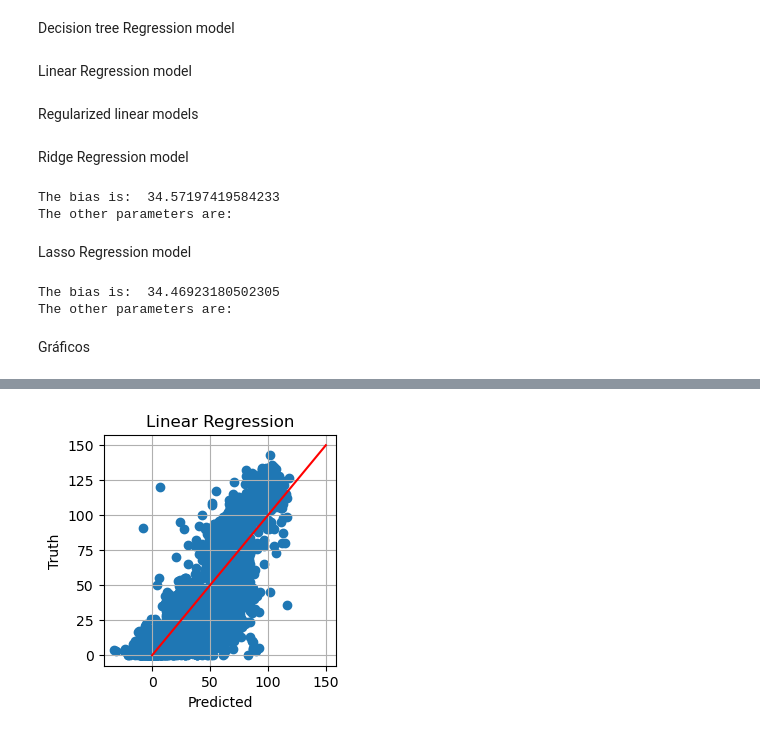
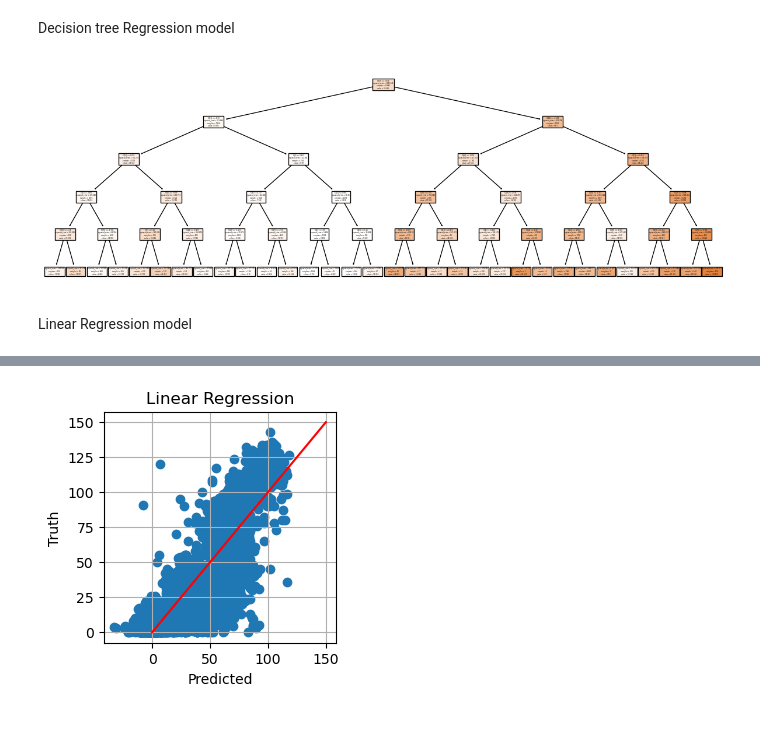
Before and after one commit to rubentorres-developer/ML-FirstHomeAssignment, a Jupyter notebook: Assignment1.ipynb, the cells around one changed output, grey strips where cells are left out. Cells and saved outputs as stored; diff of their text form; code cells hidden in the pictures.

```diff
--- a/Assignment1.ipynb
+++ b/Assignment1.ipynb
@@ -64,12 +67,18 @@ print(X_test.shape)
 # %% [markdown]
 Decision tree Regression model
 # %%
-mdl = DecisionTreeRegressor(max_depth=5)
-mdl.fit(X_test, y_test)
+dmdl = DecisionTreeRegressor(max_depth=5)
+dmdl.fit(X_train, y_train)
 
-dtr_preds=mdl.predict(X_test)
+dtr_preds=dmdl.predict(X_test)
 
 #explained_variance_score(y_test, dtr_preds)
+
+plt.figure(figsize=(15, 5))
+r=tree.plot_tree(mdl, filled=True)#, feature_names= df.columns)
+plt.show()
+# %% [output]
+[figure, added]
 # %% [markdown]
 Linear Regression model
 # %%
@@ -79,35 +88,3 @@ reg.fit(X_train, y_train)
 lr_preds=reg.predict(X_test)
 
 #explained_variance_score(y_test, lr_preds)
-# %% [markdown]
-Regularized linear models
-# %% [markdown]
-Ridge Regression model
-# %%
-ridge = Ridge(alpha=10, max_iter=9999999).fit(X_train, y_train)
-
-print("The bias is: ",  ridge.intercept_)
-print("The other parameters are: ")
-#for i, beta in enumerate(ridge.coef_):
-#    print("\t B%02d -> %9.3f"% (i+1, beta))
-
-ridge_preds=ridge.predict(X_test)
-# %% [output]
-The bias is:  34.57197419584233
-The other parameters are:
-# %% [markdown]
-Lasso Regression model
-# %%
-lasso = Lasso(alpha=10, max_iter=9999999).fit(X_train, y_train)
-
-print("The bias is: ",  lasso.intercept_)
-print("The other parameters are: ")
-#for i, beta in enumerate(ridge.coef_):
-#    print("\t B%02d -> %9.3f"% (i+1, beta))
-
-lasso_preds= lasso.predict(X_test)
-# %% [output]
-The bias is:  34.46923180502305
-The other parameters are:
-# %% [markdown]
-Gráficos
```
Also changed, not shown: parts of 25 cells of this notebook.
